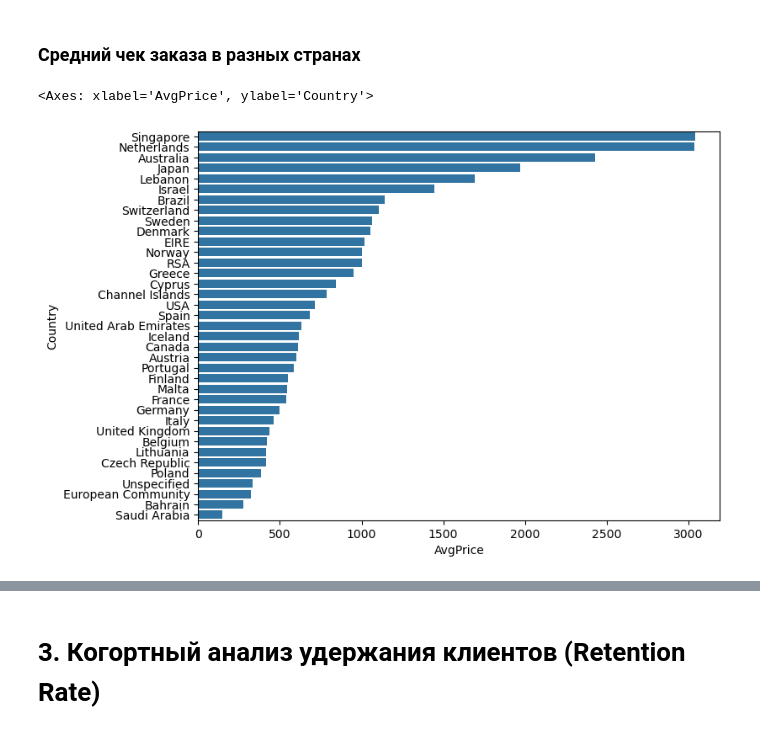
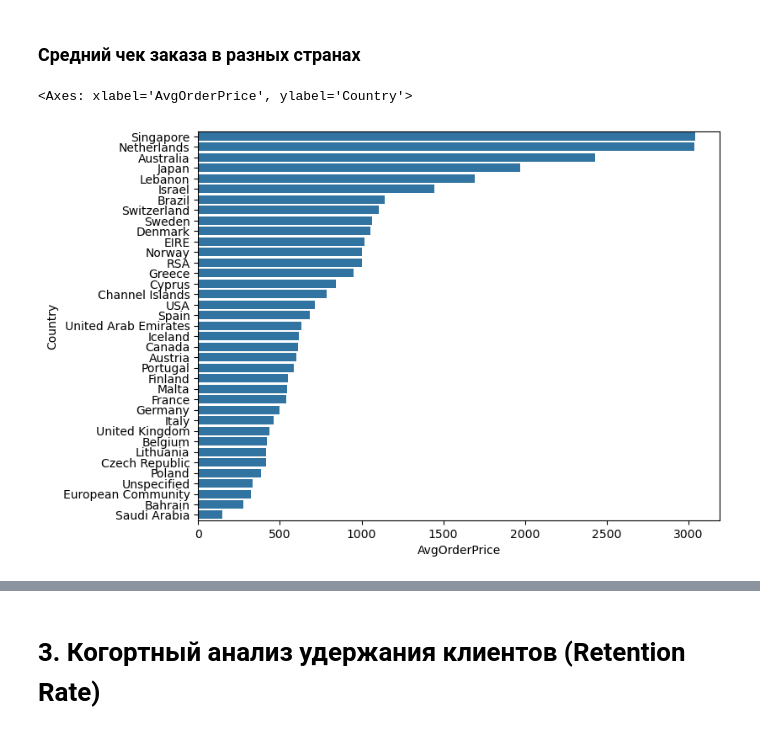
Before and after one commit to yaroslavvv-fino/project-eda-online-retail, a Jupyter notebook: ProjectOnlineRetail.ipynb, the cells around one changed output, grey strips where cells are left out. Cells and saved outputs as stored; diff of their text form; code cells hidden in the pictures.

```diff
--- a/ProjectOnlineRetail.ipynb
+++ b/ProjectOnlineRetail.ipynb
@@ -310,9 +313,9 @@ plt.tight_layout()
 # %%
 plt.figure(figsize=(8, 6))
 total_order_price = df.groupby(['InvoiceNo','Country'])['TotalPrice'].sum().reset_index()
 country_avg_price = total_order_price.groupby('Country')['TotalPrice'].mean().sort_values(ascending=False).reset_index()
-country_avg_price.columns = ['Country', 'AvgPrice']
-sns.barplot(data=country_avg_price, x='AvgPrice', y='Country', orient='h')
+country_avg_price.columns = ['Country', 'AvgOrderPrice']
+sns.barplot(data=country_avg_price, x='AvgOrderPrice', y='Country', orient='h')
 # %% [output]
-<Axes: xlabel='AvgPrice', ylabel='Country'>
+<Axes: xlabel='AvgOrderPrice', ylabel='Country'>
-[figure, old version]
+[figure, new version]
```
Also changed, not shown: parts of 23 cells of this notebook.
